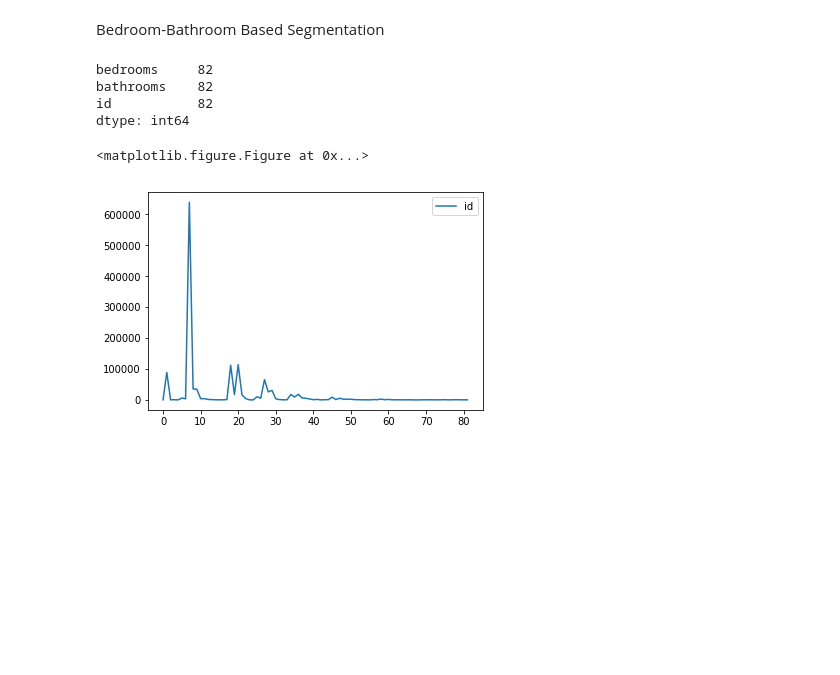
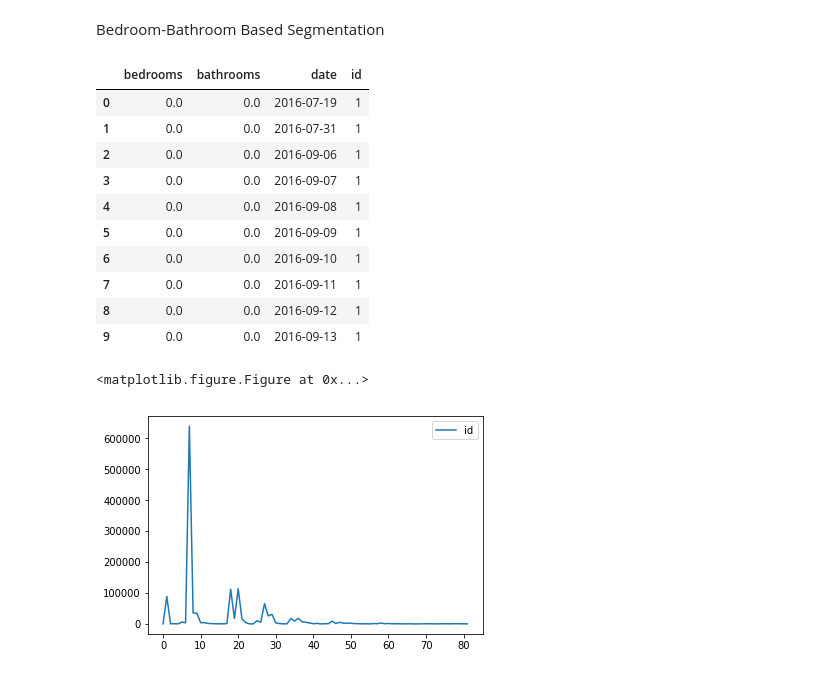
Before and after one commit to mas-dse-saachary/UCSD-MAS-Capstone-Project, a Jupyter notebook: listings_explo.ipynb, the cells around one changed output. Cells and saved outputs as stored; diff of their text form; code cells hidden in the pictures; blank space fills up the shorter version.

```diff
--- a/listings_explo.ipynb
+++ b/listings_explo.ipynb
@@ -116,12 +154,19 @@ Bedroom-Bathroom Based Segmentation
 bedbath_grouped = master[['bedrooms','bathrooms','id']].groupby(by=['bedrooms','bathrooms']).count()
 bedbath_grouped = bedbath_grouped.reset_index()
-# %%
-bedbath_grouped.count()
-# %% [output]
-bedrooms     82
-bathrooms    82
-id           82
-dtype: int64
+# %%
+bedbath_grouped.head(10)
+# %% [output]
+|  | bedrooms | bathrooms | date | id |
+| 0 | 0.0 | 0.0 | 2016-07-19 | 1 |
+| 1 | 0.0 | 0.0 | 2016-07-31 | 1 |
+| 2 | 0.0 | 0.0 | 2016-09-06 | 1 |
+| 3 | 0.0 | 0.0 | 2016-09-07 | 1 |
+| 4 | 0.0 | 0.0 | 2016-09-08 | 1 |
+| 5 | 0.0 | 0.0 | 2016-09-09 | 1 |
+| 6 | 0.0 | 0.0 | 2016-09-10 | 1 |
+| 7 | 0.0 | 0.0 | 2016-09-11 | 1 |
+| 8 | 0.0 | 0.0 | 2016-09-12 | 1 |
+| 9 | 0.0 | 0.0 | 2016-09-13 | 1 |
 # %%
 #Will need to fix this - needs to have the count as Y axis and row ID as X axis
 plt.figure()
```
Also changed, not shown: parts of 8 cells of this notebook, 2 other files.
